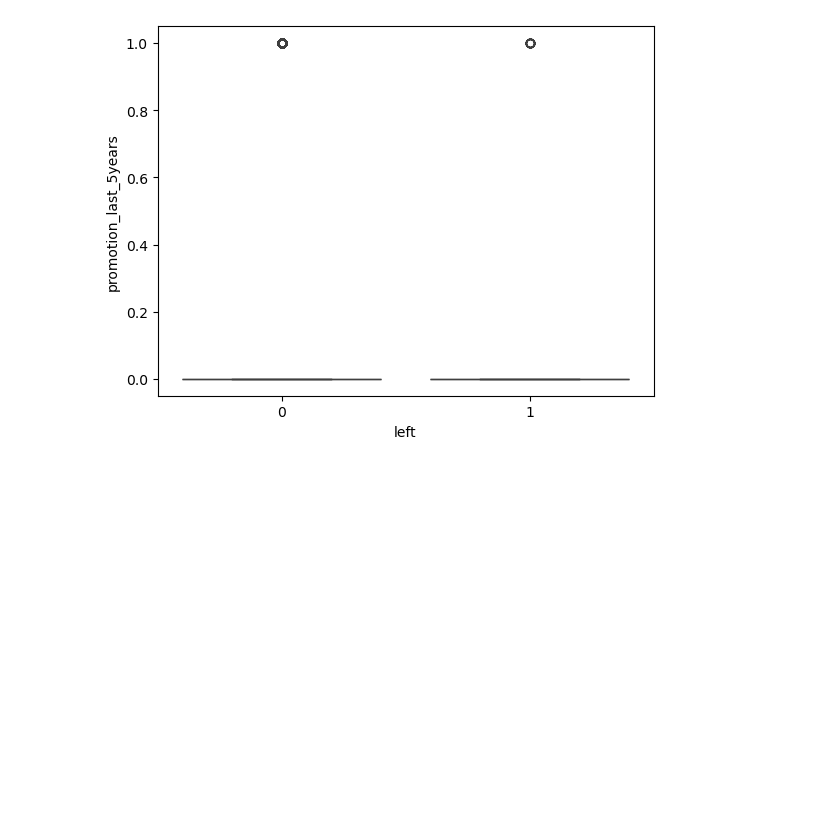
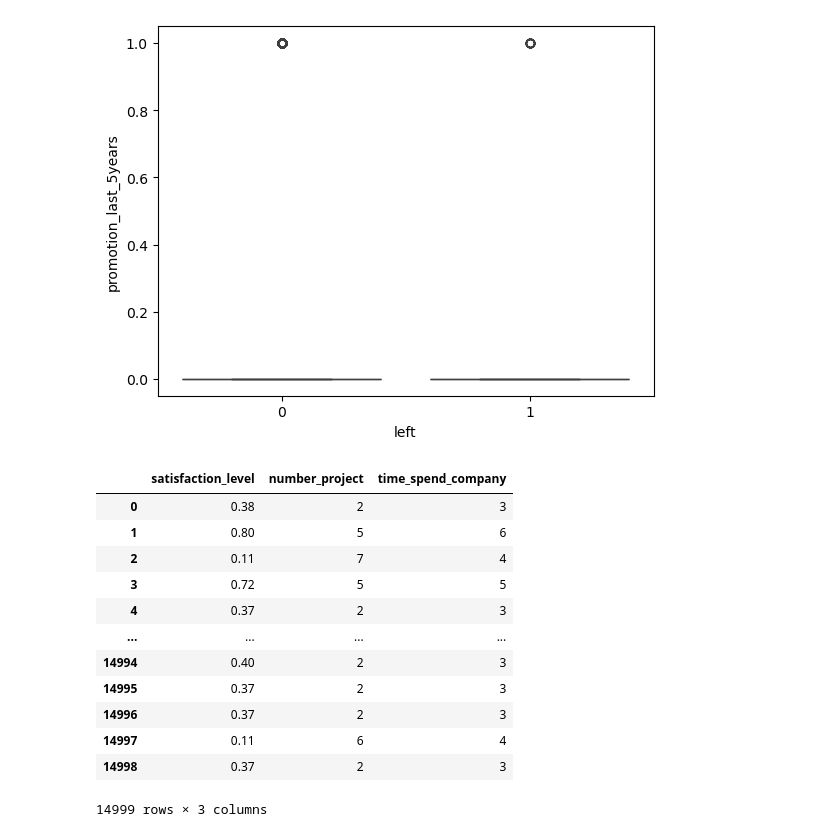
Before and after one commit to TheMuazAshraf/ml_mastery, a Jupyter notebook: Bin_Class/exercise.ipynb, the cells around one changed output. Cells and saved outputs as stored; diff of their text form; code cells hidden in the pictures; blank space fills up the shorter version.

```diff
--- a/Bin_Class/exercise.ipynb
+++ b/Bin_Class/exercise.ipynb
@@ -220,3 +220,20 @@ sns.boxplot(x='left', y='promotion_last_5years', data=df)
 # %% [output]
 <Axes: xlabel='left', ylabel='promotion_last_5years'>
 [figure]
+# %%
+X = df[['satisfaction_level','number_project','time_spend_company']]
+X
+# %% [output]
+|  | satisfaction_level | number_project | time_spend_company |
+| 0 | 0.38 | 2 | 3 |
+| 1 | 0.80 | 5 | 6 |
+| 2 | 0.11 | 7 | 4 |
+| 3 | 0.72 | 5 | 5 |
+| 4 | 0.37 | 2 | 3 |
+| ... | ... | ... | ... |
+| 14994 | 0.40 | 2 | 3 |
+| 14995 | 0.37 | 2 | 3 |
+| 14996 | 0.37 | 2 | 3 |
+| 14997 | 0.11 | 6 | 4 |
+| 14998 | 0.37 | 2 | 3 |
+14999 rows × 3 columns
```
Also changed, not shown: parts of 8 cells of this notebook, 1 other file.
